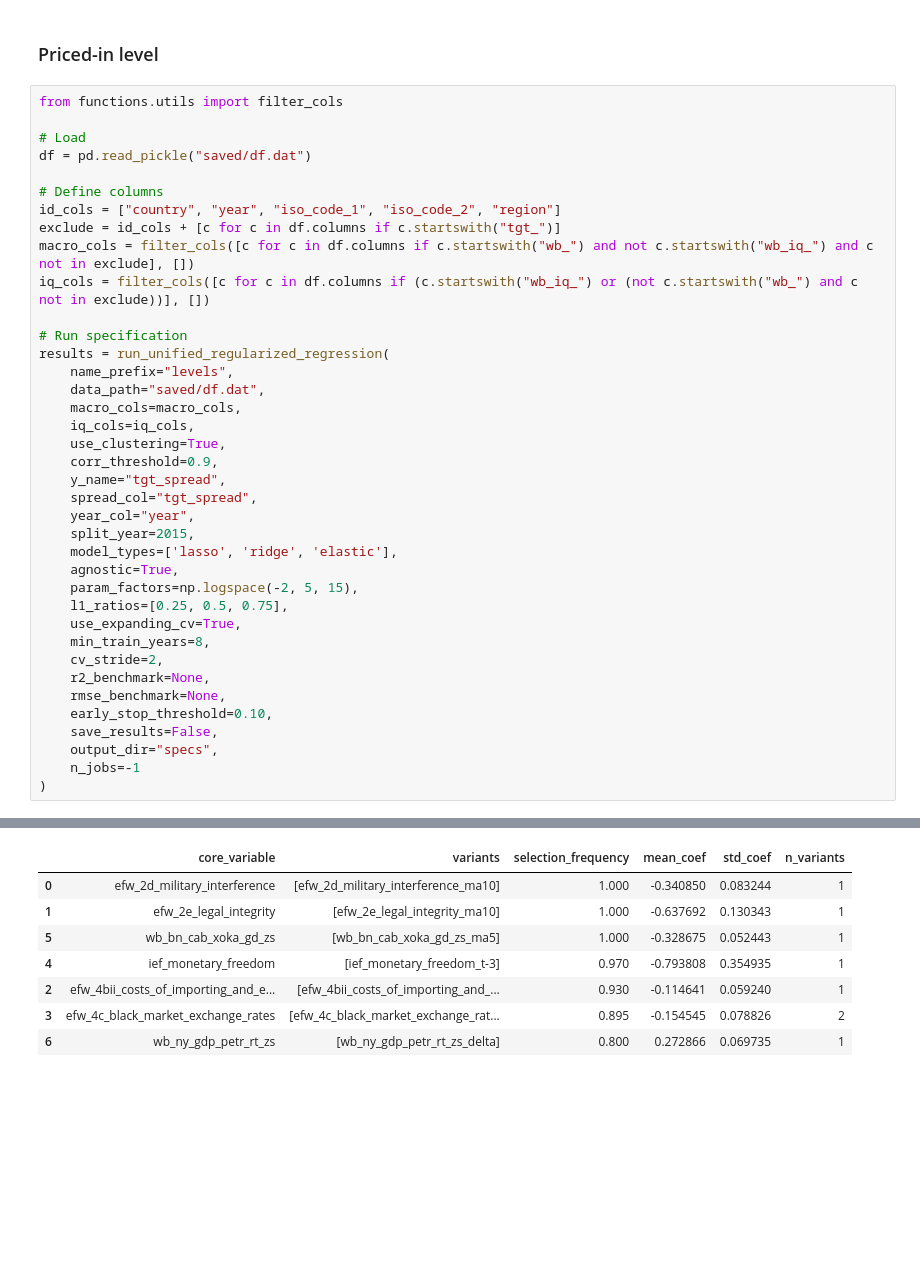
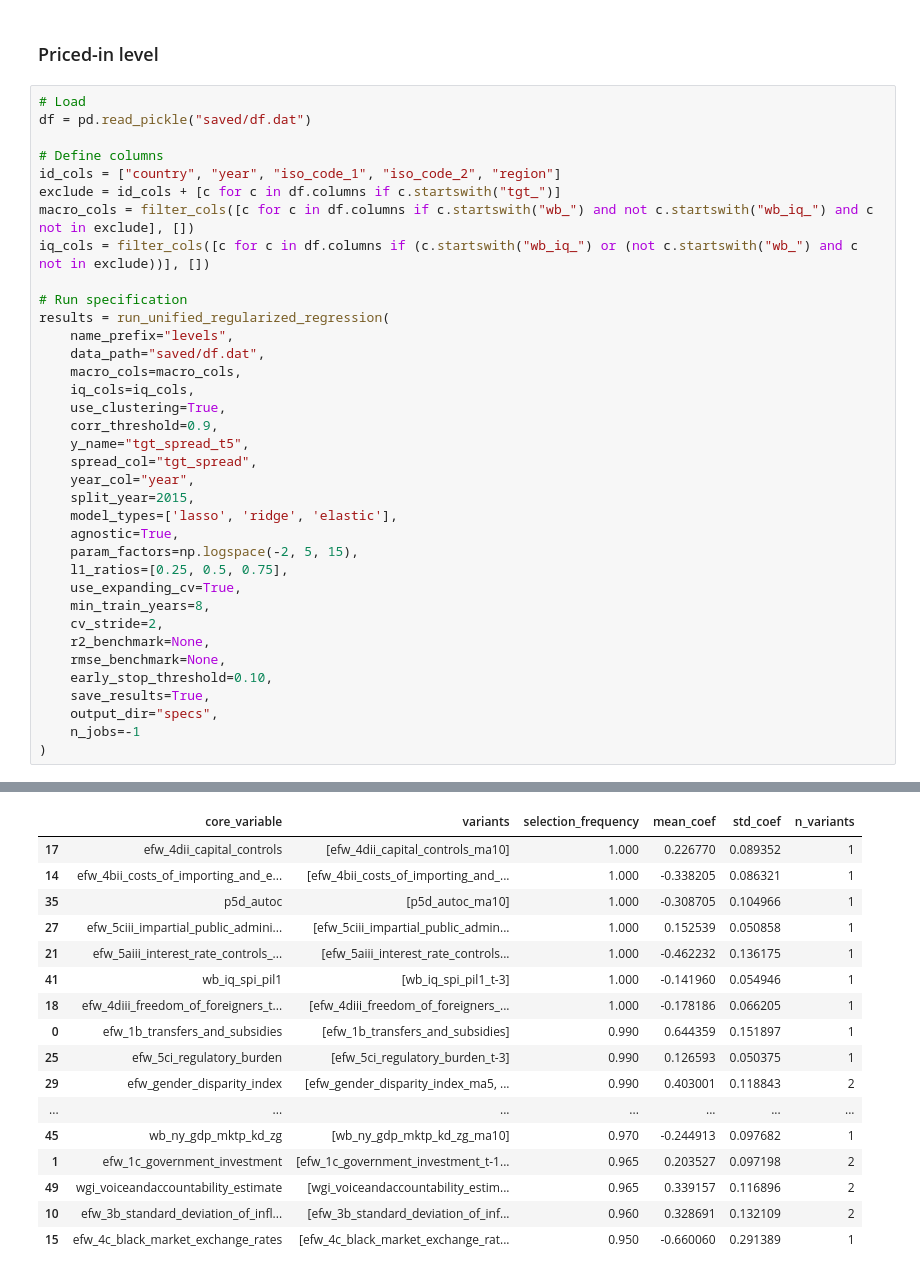
Before and after one commit to janjdarecki/instquality, a Jupyter notebook: 03_run_base_analysis.ipynb, the cells around one changed output, grey strips where cells are left out. Drawn from its saved outputs; the diff is of its cells as text; blank space fills up the shorter version.

```diff
--- a/03_run_base_analysis.ipynb
+++ b/03_run_base_analysis.ipynb
@@ -1004,8 +1374,6 @@ KeyboardInterrupt:
 # %% [markdown]
 ### Priced-in level
 # %%
-from functions.utils import filter_cols
-
 # Load
 df = pd.read_pickle("saved/df.dat")
 
@@ -1023,7 +1391,7 @@ results = run_unified_regularized_regression(
     iq_cols=iq_cols,
     use_clustering=True,
     corr_threshold=0.9,
-    y_name="tgt_spread",
+    y_name="tgt_spread_t5",
     spread_col="tgt_spread",
     year_col="year",
     split_year=2015,
@@ -1037,7 +1405,7 @@ results = run_unified_regularized_regression(
     r2_benchmark=None,
     rmse_benchmark=None,
     early_stop_threshold=0.10,
-    save_results=False,
+    save_results=True,
     output_dir="specs",
     n_jobs=-1
 )
@@ -1154,11 +1518,20 @@ Core variables with stable variants (aggregated from 8 stable features):
 |  | core_variable | variants | selection_frequency | mean_coef | std_coef | n_variants |
-| 0 | efw_2d_military_interference | [efw_2d_military_interference_ma10] | 1.000 | -0.340850 | 0.083244 | 1 |
-| 1 | efw_2e_legal_integrity | [efw_2e_legal_integrity_ma10] | 1.000 | -0.637692 | 0.130343 | 1 |
-| 5 | wb_bn_cab_xoka_gd_zs | [wb_bn_cab_xoka_gd_zs_ma5] | 1.000 | -0.328675 | 0.052443 | 1 |
-| 4 | ief_monetary_freedom | [ief_monetary_freedom_t-3] | 0.970 | -0.793808 | 0.354935 | 1 |
-| 2 | efw_4bii_costs_of_importing_and_e... | [efw_4bii_costs_of_importing_and_... | 0.930 | -0.114641 | 0.059240 | 1 |
-| 3 | efw_4c_black_market_exchange_rates | [efw_4c_black_market_exchange_rat... | 0.895 | -0.154545 | 0.078826 | 2 |
-| 6 | wb_ny_gdp_petr_rt_zs | [wb_ny_gdp_petr_rt_zs_delta] | 0.800 | 0.272866 | 0.069735 | 1 |
+| 17 | efw_4dii_capital_controls | [efw_4dii_capital_controls_ma10] | 1.000 | 0.226770 | 0.089352 | 1 |
+| 14 | efw_4bii_costs_of_importing_and_e... | [efw_4bii_costs_of_importing_and_... | 1.000 | -0.338205 | 0.086321 | 1 |
+| 35 | p5d_autoc | [p5d_autoc_ma10] | 1.000 | -0.308705 | 0.104966 | 1 |
+| 27 | efw_5ciii_impartial_public_admini... | [efw_5ciii_impartial_public_admin... | 1.000 | 0.152539 | 0.050858 | 1 |
+| 21 | efw_5aiii_interest_rate_controls_... | [efw_5aiii_interest_rate_controls... | 1.000 | -0.462232 | 0.136175 | 1 |
+| 41 | wb_iq_spi_pil1 | [wb_iq_spi_pil1_t-3] | 1.000 | -0.141960 | 0.054946 | 1 |
+| 18 | efw_4diii_freedom_of_foreigners_t... | [efw_4diii_freedom_of_foreigners_... | 1.000 | -0.178186 | 0.066205 | 1 |
+| 0 | efw_1b_transfers_and_subsidies | [efw_1b_transfers_and_subsidies] | 0.990 | 0.644359 | 0.151897 | 1 |
+| 25 | efw_5ci_regulatory_burden | [efw_5ci_regulatory_burden_t-3] | 0.990 | 0.126593 | 0.050375 | 1 |
+| 29 | efw_gender_disparity_index | [efw_gender_disparity_index_ma5, ... | 0.990 | 0.403001 | 0.118843 | 2 |
+| ... | ... | ... | ... | ... | ... | ... |
+| 45 | wb_ny_gdp_mktp_kd_zg | [wb_ny_gdp_mktp_kd_zg_ma10] | 0.970 | -0.244913 | 0.097682 | 1 |
+| 1 | efw_1c_government_investment | [efw_1c_government_investment_t-1... | 0.965 | 0.203527 | 0.097198 | 2 |
+| 49 | wgi_voiceandaccountability_estimate | [wgi_voiceandaccountability_estim... | 0.965 | 0.339157 | 0.116896 | 2 |
+| 10 | efw_3b_standard_deviation_of_infl... | [efw_3b_standard_deviation_of_inf... | 0.960 | 0.328691 | 0.132109 | 2 |
+| 15 | efw_4c_black_market_exchange_rates | [efw_4c_black_market_exchange_rat... | 0.950 | -0.660060 | 0.291389 | 1 |
 --------------------------------------------------------------------------------
 RUNNING RIDGE
 --------------------------------------------------------------------------------
```
Also changed, not shown: parts of 8 cells of this notebook, 2 other files.
